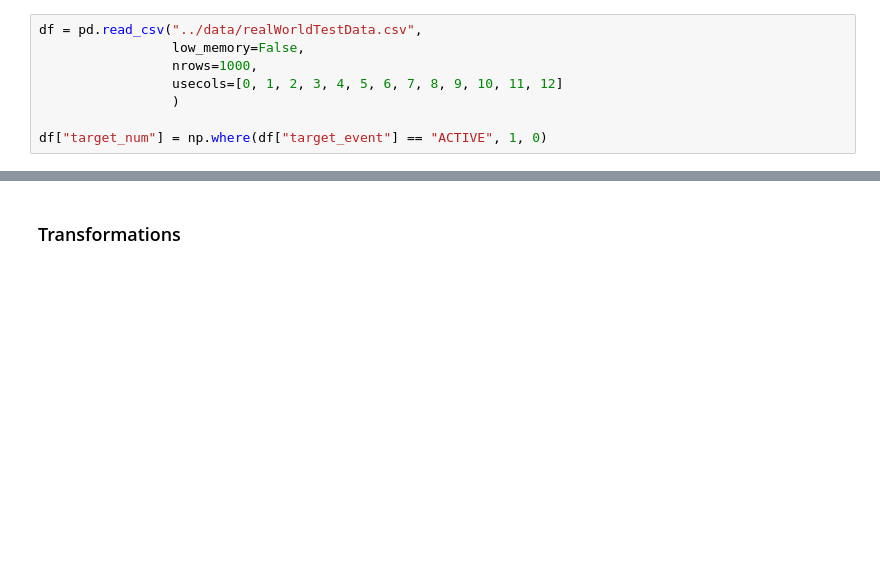
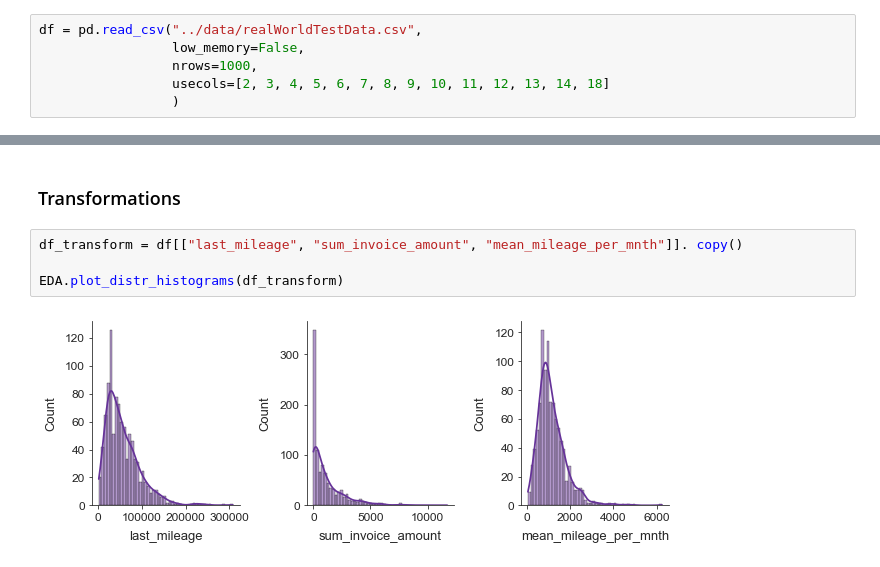
Before and after one commit to rbuerki/codebook, a Jupyter notebook: dev/dev_clean.ipynb, the cells around one changed output, grey strips where cells are left out. Cells and saved outputs as stored; diff of their text form; blank space fills up the shorter version.

Commit message:
Refactor Transformations

```diff
--- a/dev/dev_clean.ipynb
+++ b/dev/dev_clean.ipynb
@@ -45,10 +46,8 @@ import src.clean as clean
 df = pd.read_csv("../data/realWorldTestData.csv",
                  low_memory=False,
                  nrows=1000,
-                 usecols=[0, 1, 2, 3, 4, 5, 6, 7, 8, 9, 10, 11, 12]
+                 usecols=[2, 3, 4, 5, 6, 7, 8, 9, 10, 11, 12, 13, 14, 18]
                  )
-
-df["target_num"] = np.where(df["target_event"] == "ACTIVE", 1, 0)
 # %%
 df.info()
 # %% [output]
@@ -144,2 +167,8 @@ print(deleted_idx)
 # %% [markdown]
 ### Transformations
+# %%
+df_transform = df[["last_mileage", "sum_invoice_amount", "mean_mileage_per_mnth"]]. copy()
+
+EDA.plot_distr_histograms(df_transform)
+# %% [output]
+[figure, added]
```
Also changed, not shown: parts of 16 cells of this notebook, 1 other file.
